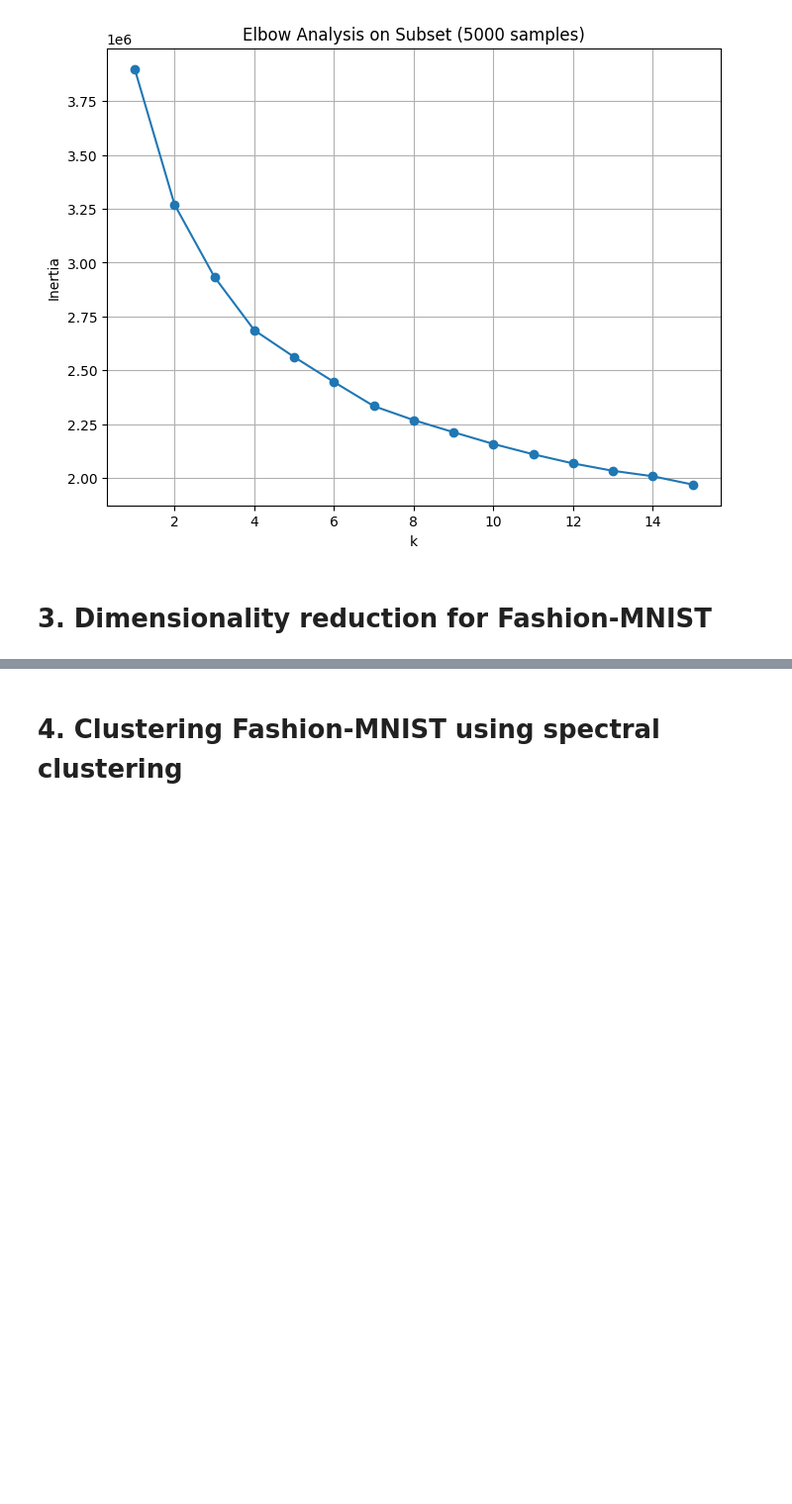
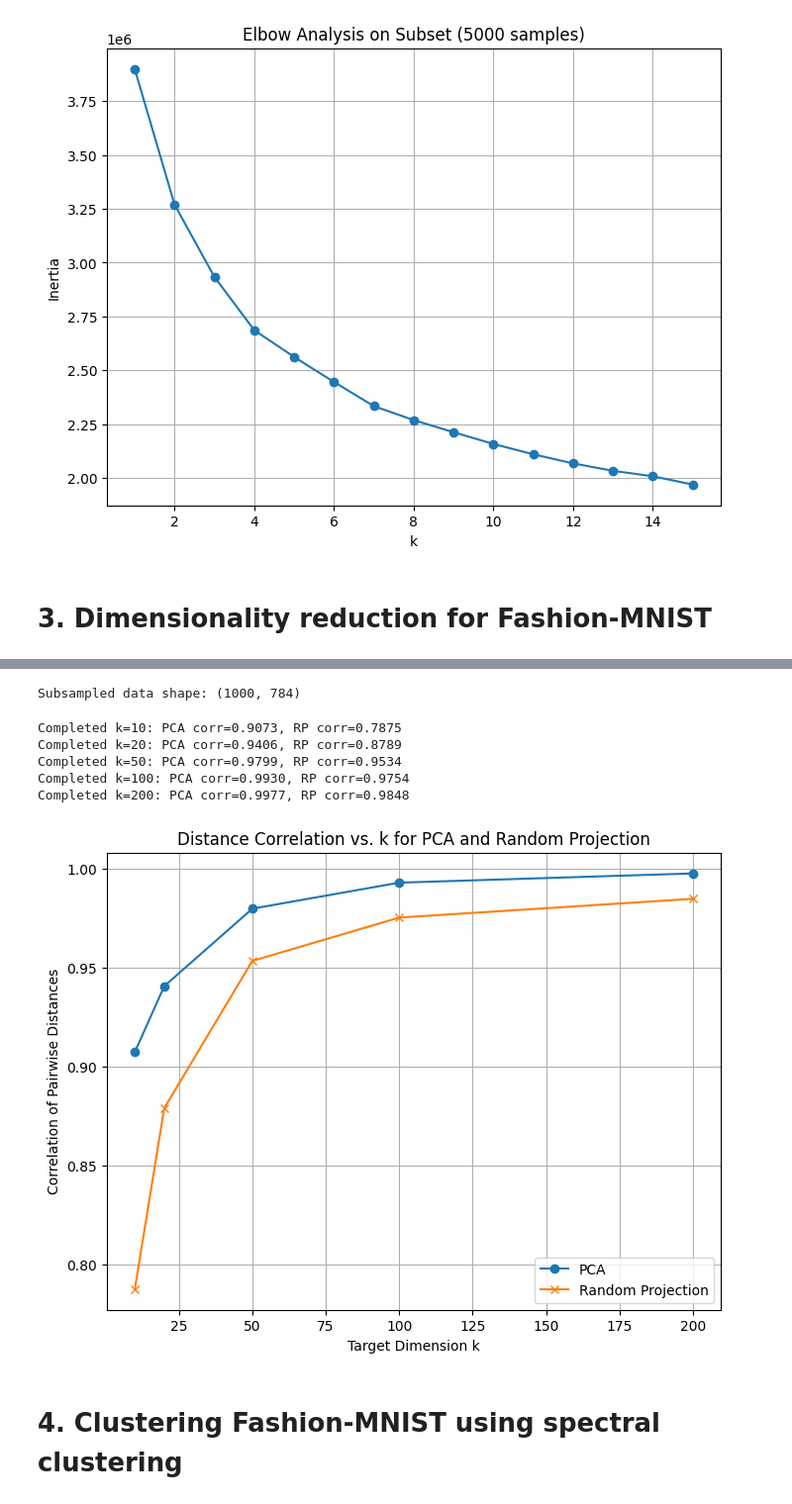
Before and after one commit to RobertGaraishin/math5750-project2, a Jupyter notebook: project2.ipynb, the cells around one changed output, grey strips where cells are left out. Shown at 99% size. Drawn from its saved outputs; the diff is of its cells as text; code cells hidden in the pictures; blank space fills up the shorter version.

```diff
--- a/project2.ipynb
+++ b/project2.ipynb
@@ -267,2 +290,62 @@ plt.show()
+# %%
+# Set seed for reproducibility
+random.seed(42)
+np.random.seed(42)
+
+# Subsample 1000 points
+n_subsample = 1000
+idx = np.random.choice(X_std.shape[0], n_subsample, replace=False)
+X_sub = X_std[idx]
+
+print("Subsampled data shape:", X_sub.shape)
+# %% [output]
+Subsampled data shape: (1000, 784)
+# %%
+def compute_distance_correlation(X_orig, X_red):
+    # Compute pairwise Euclidean distances
+    dist_orig = pdist(X_orig, metric='euclidean')
+    dist_red = pdist(X_red, metric='euclidean')
+    # Compute Pearson correlation
+    corr, _ = pearsonr(dist_orig, dist_red)
+    return corr
+# %%
+ks = [10, 20, 50, 100, 200]
+pca_corrs = []
+rp_corrs = []
+
+for k in ks:
+    # PCA
+    pca = PCA(n_components=k)
+    X_pca = pca.fit_transform(X_std)
+    X_pca_sub = X_pca[idx]  # Subsample projected points
+    pca_corr = compute_distance_correlation(X_sub, X_pca_sub)
+    pca_corrs.append(pca_corr)
+
+    # Random Projection
+    rp = GaussianRandomProjection(n_components=k, random_state=42)
+    X_rp = rp.fit_transform(X_std)
+    X_rp_sub = X_rp[idx]  # Subsample projected points
+    rp_corr = compute_distance_correlation(X_sub, X_rp_sub)
+    rp_corrs.append(rp_corr)
+
+    print(f"Completed k={k}: PCA corr={pca_corr:.4f}, RP corr={rp_corr:.4f}")
+# %% [output]
+Completed k=10: PCA corr=0.9073, RP corr=0.7875
+Completed k=20: PCA corr=0.9406, RP corr=0.8789
+Completed k=50: PCA corr=0.9799, RP corr=0.9534
+Completed k=100: PCA corr=0.9930, RP corr=0.9754
+Completed k=200: PCA corr=0.9977, RP corr=0.9848
+# %%
+plt.figure(figsize=(8, 6))
+plt.plot(ks, pca_corrs, marker='o', label='PCA')
+plt.plot(ks, rp_corrs, marker='x', label='Random Projection')
+plt.xlabel('Target Dimension k')
+plt.ylabel('Correlation of Pairwise Distances')
+plt.title('Distance Correlation vs. k for PCA and Random Projection')
+plt.legend()
+plt.grid(True)
+plt.show()
+# %% [output]
+[figure, added]
 # %% [markdown]
 # 4. Clustering Fashion-MNIST using spectral clustering
```
Also changed, not shown: parts of 5 cells of this notebook.
